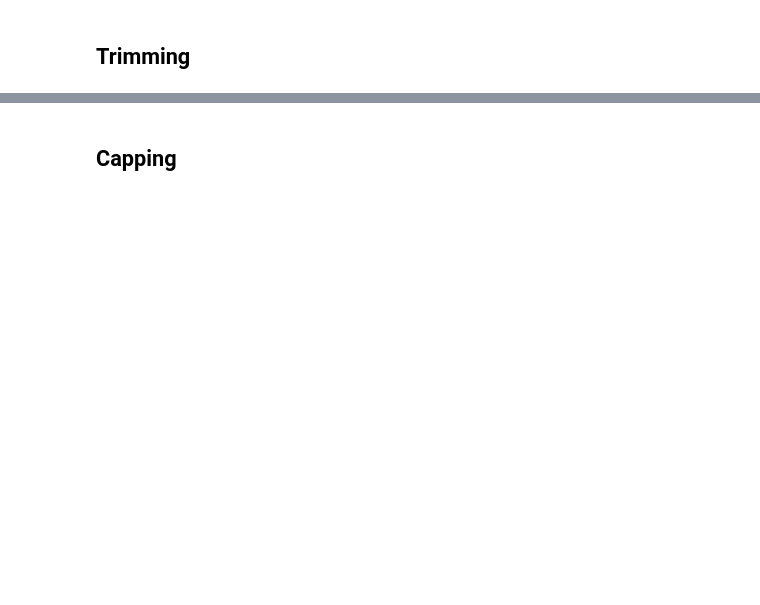
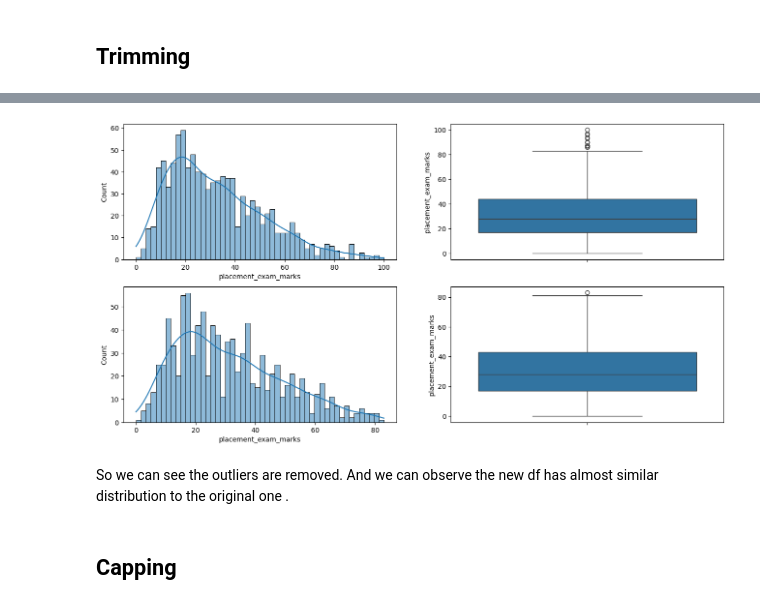
Before and after one commit to Foolmannn/ml-learnings, a Jupyter notebook: 5FeatureEngineering/OutliersDetection_Removal/Box_plot_IQR_method/iqr_boxplot_method.ipynb, the cells around one changed output, grey strips where cells are left out. Cells and saved outputs as stored; diff of their text form; code cells hidden in the pictures; blank space fills up the shorter version.

Commit message:
ML : FE - Outliers detections and removal - IQR method

```diff
--- a/5FeatureEngineering/OutliersDetection_Removal/Box_plot_IQR_method/iqr_boxplot_method.ipynb
+++ b/5FeatureEngineering/OutliersDetection_Removal/Box_plot_IQR_method/iqr_boxplot_method.ipynb
@@ -51,20 +118,24 @@ new_df.shape
 # %%
 # Comparing
 
 plt.figure(figsize=(16,8))
 plt.subplot(2,2,1)
-sns.distplot(df['placement_exam_marks'])
+sns.histplot(df['placement_exam_marks'],kde=True,bins=50)
 
 plt.subplot(2,2,2)
 sns.boxplot(df['placement_exam_marks'])
 
 plt.subplot(2,2,3)
-sns.distplot(new_df['placement_exam_marks'])
+sns.histplot(new_df['placement_exam_marks'],kde=True,bins=50)
 
 plt.subplot(2,2,4)
 sns.boxplot(new_df['placement_exam_marks'])
 
 plt.show()
+# %% [output]
+[figure, added]
+# %% [markdown]
+So we can see the outliers are removed. And we can observe the new df has almost similar distribution to the original one .
 # %% [markdown]
 ## Capping
 # %%
```
Also changed, not shown: parts of 16 cells of this notebook.
